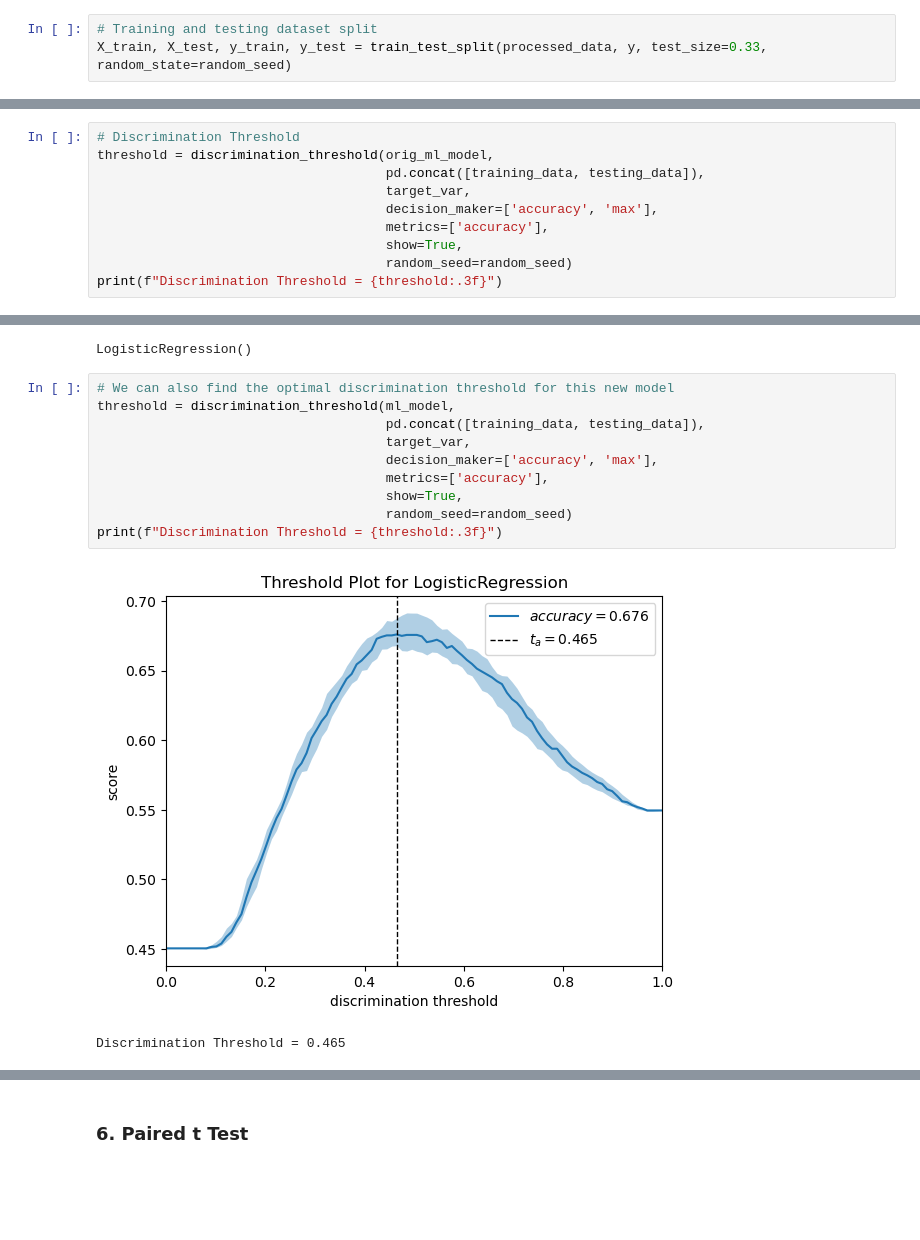
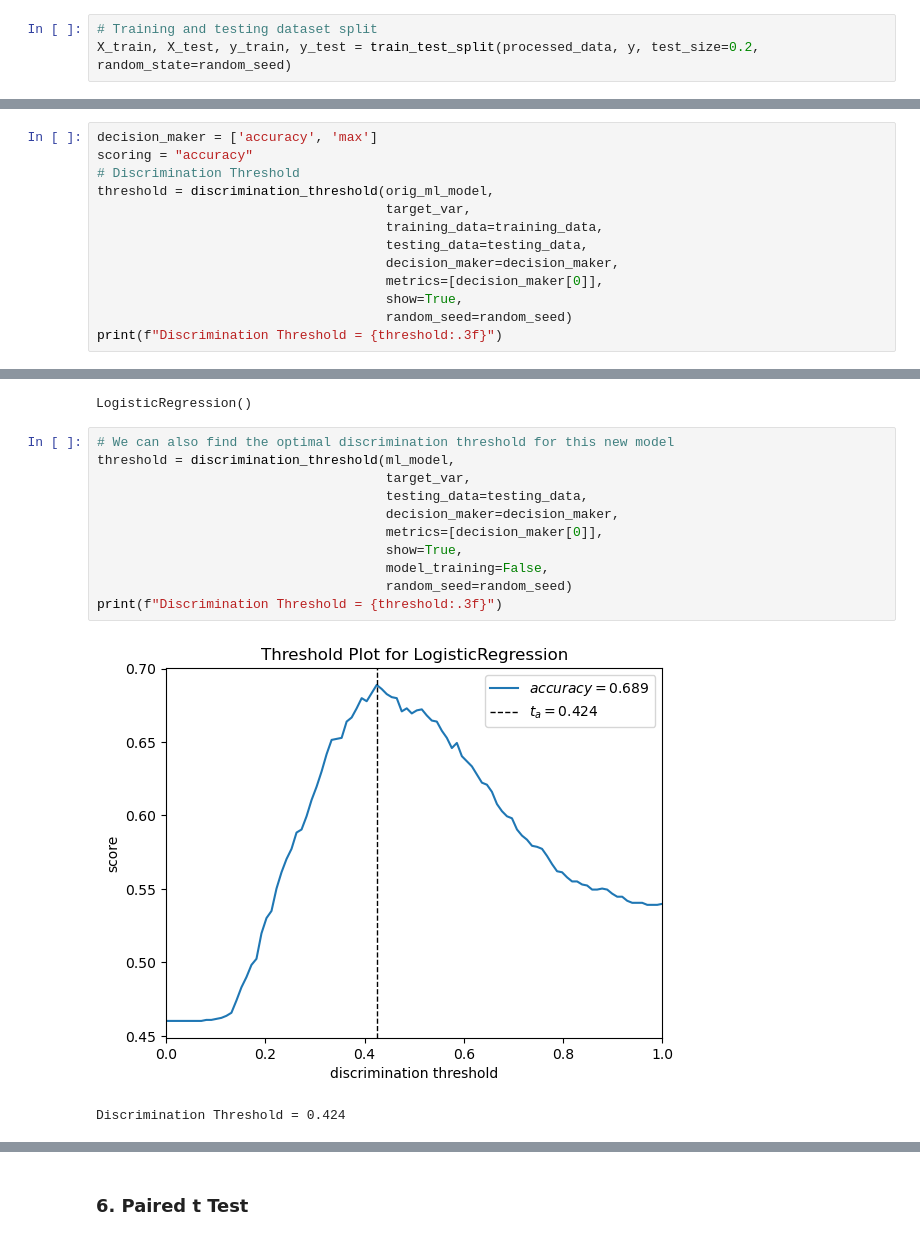
Before and after one commit to EqualityAI/EqualityML, a Jupyter notebook: notebooks/threshold-accuracy.ipynb, the cells around one changed output, grey strips where cells are left out. Saved outputs shown, nothing was run; the diff lists cells and outputs as text; blank space fills up the shorter version.

Commit message:
Update notebooks with new paired t-test and discrimination threshold function options

```diff
--- a/notebooks/threshold-accuracy.ipynb
+++ b/notebooks/threshold-accuracy.ipynb
@@ -57,7 +57,7 @@ processed_data.head()
 | 4 | 0 | 1 | 0 | 0 | 2 | 1.0 | 43 |
 # %%
 # Training and testing dataset split
-X_train, X_test, y_train, y_test = train_test_split(processed_data, y, test_size=0.33, random_state=random_seed)
+X_train, X_test, y_train, y_test = train_test_split(processed_data, y, test_size=0.2, random_state=random_seed)
 # %%
 # Train a machine learning model (for example LogisticRegression)
 orig_ml_model = LogisticRegression()
@@ -70,12 +70,15 @@ training_data = pd.concat([X_train, y_train], axis=1)
 # %% [markdown]
 ### 2. Optimal Discrimination Threshold for Accuracy
 # %%
+decision_maker = ['accuracy', 'max']
+scoring = "accuracy"
 # Discrimination Threshold
 threshold = discrimination_threshold(orig_ml_model,
-                                     pd.concat([training_data, testing_data]),
                                      target_var,
-                                     decision_maker=['accuracy', 'max'],
-                                     metrics=['accuracy'],
+                                     training_data=training_data,
+                                     testing_data=testing_data,
+                                     decision_maker=decision_maker,
+                                     metrics=[decision_maker[0]],
                                      show=True,
                                      random_seed=random_seed)
 print(f"Discrimination Threshold = {threshold:.3f}")
@@ -150,16 +162,17 @@ LogisticRegression()
 # %%
 # We can also find the optimal discrimination threshold for this new model
 threshold = discrimination_threshold(ml_model,
-                                     pd.concat([training_data, testing_data]),
                                      target_var,
-                                     decision_maker=['accuracy', 'max'],
-                                     metrics=['accuracy'],
+                                     testing_data=testing_data,
+                                     decision_maker=decision_maker,
+                                     metrics=[decision_maker[0]],
                                      show=True,
+                                     model_training=False,
                                      random_seed=random_seed)
 print(f"Discrimination Threshold = {threshold:.3f}")
 # %% [output]
-[figure, old version]
+[figure, new version]
-Discrimination Threshold = 0.465
+Discrimination Threshold = 0.424
 # %%
 acc_score = binary_threshold_score(ml_model,
                                    X_test,
```
Also changed, not shown: parts of 11 cells of this notebook, 3 other files.
